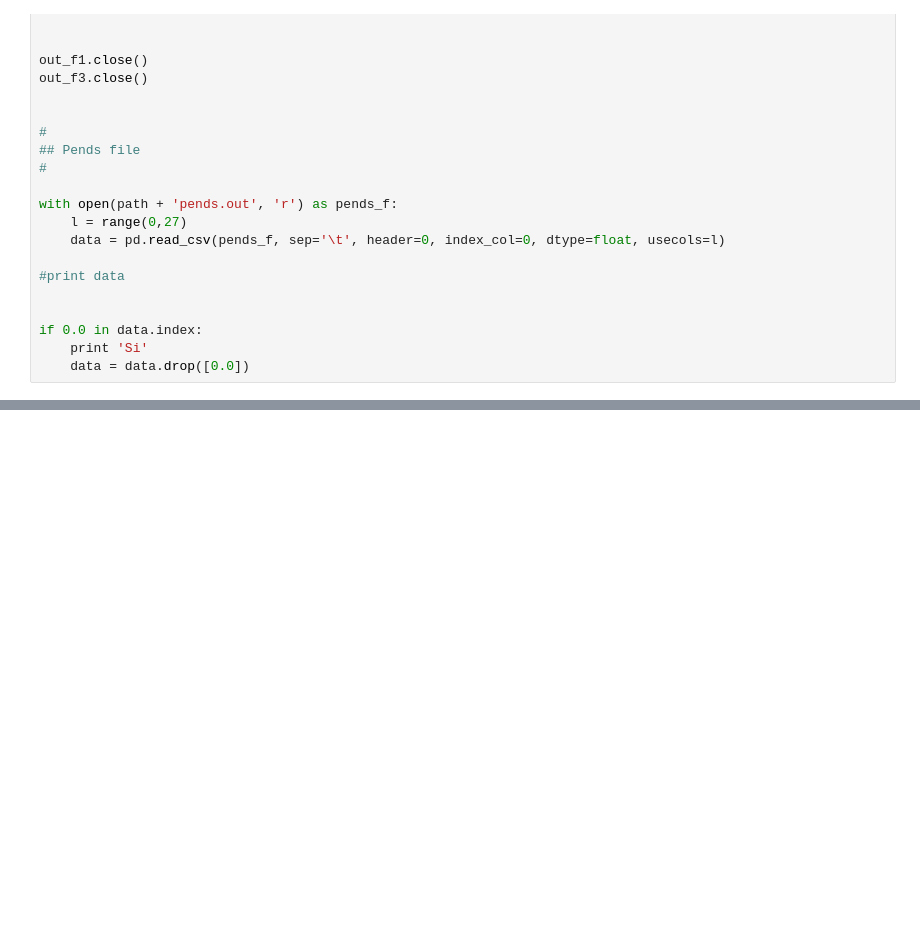
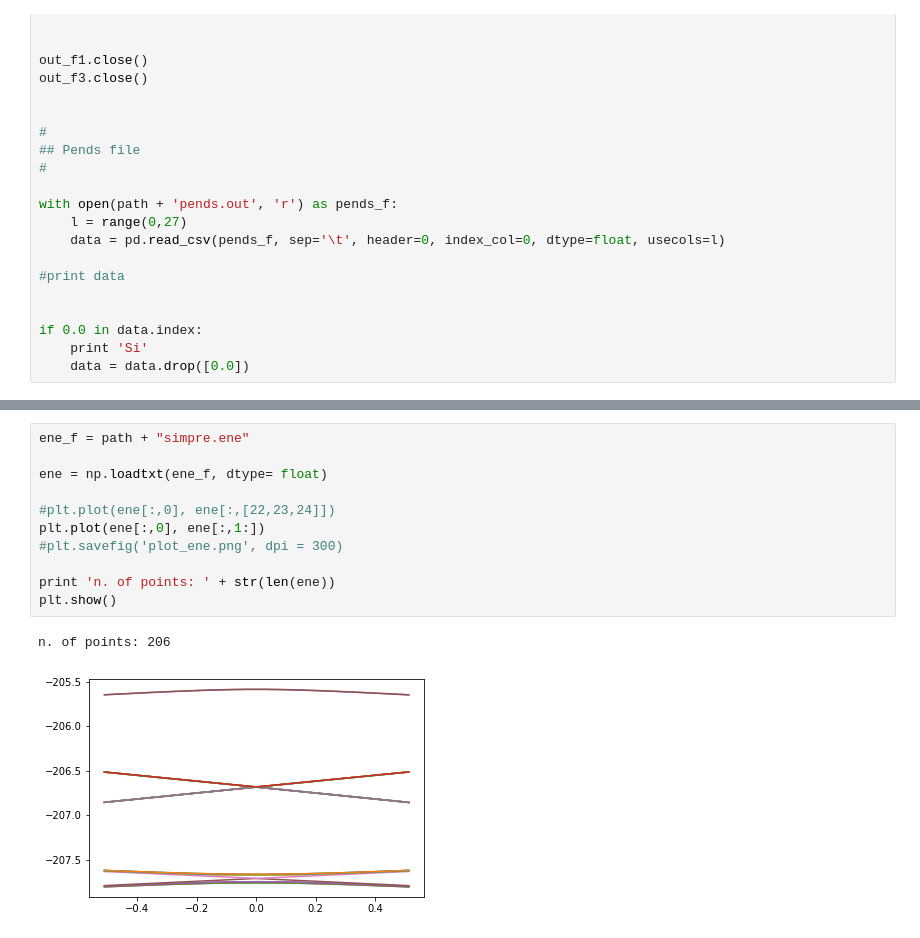
Before and after one commit to silsgs/ClockTransitions, a Jupyter notebook: main.ipynb, the cells around one changed output, grey strips where cells are left out. Drawn from its saved outputs; the diff is of its cells as text; blank space fills up the shorter version.

```diff
--- a/main.ipynb
+++ b/main.ipynb
@@ -238,2 +248,16 @@ NEW APPROACH
+# %%
+ene_f = path + "simpre.ene"
+
+ene = np.loadtxt(ene_f, dtype= float)
+
+#plt.plot(ene[:,0], ene[:,[22,23,24]])
+plt.plot(ene[:,0], ene[:,1:])
+#plt.savefig('plot_ene.png', dpi = 300)
+
+print 'n. of points: ' + str(len(ene))
+plt.show()
+# %% [output]
+n. of points: 206
+[figure, added]
 # %%
 #
```
Also changed, not shown: parts of 13 cells of this notebook.
